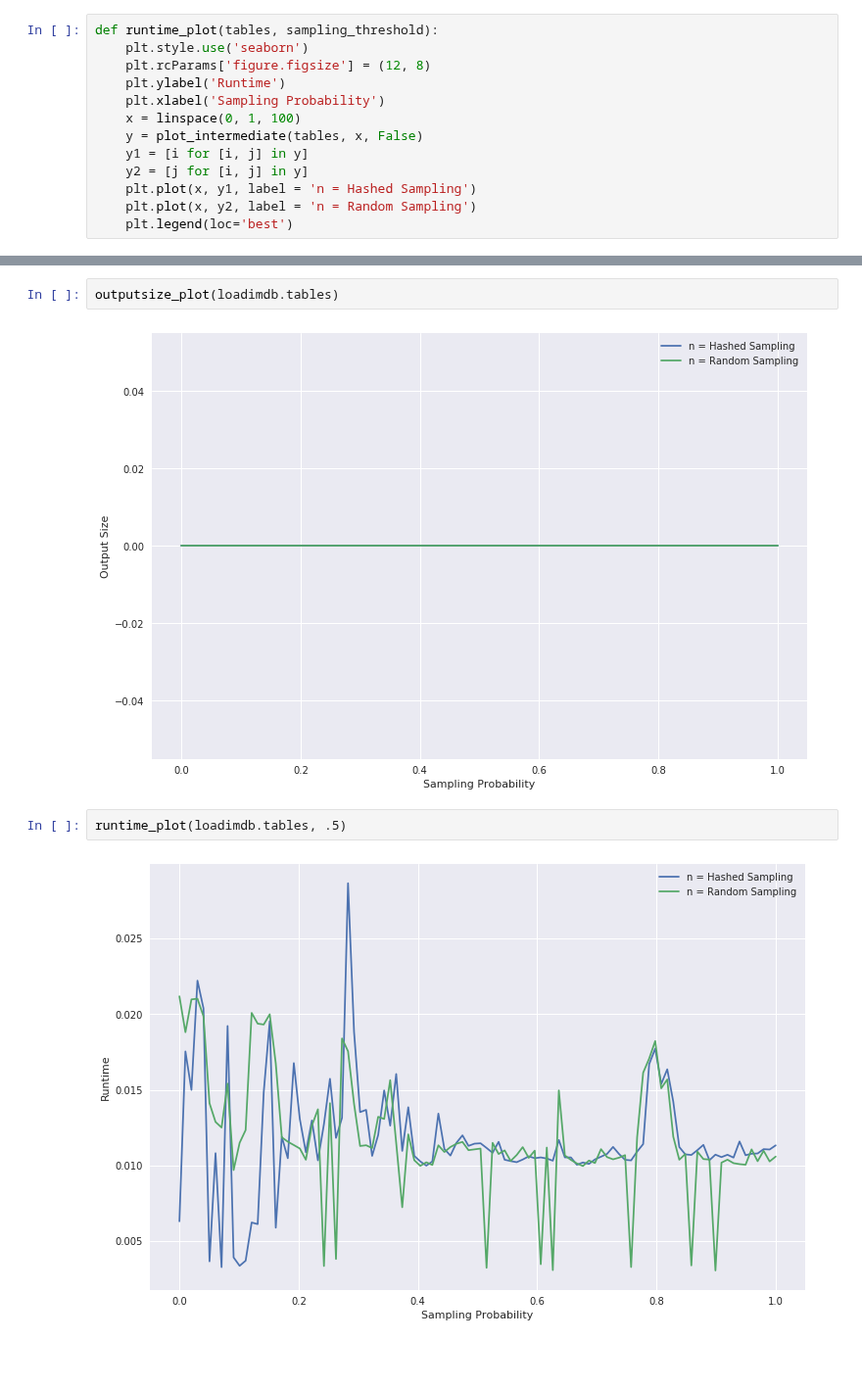
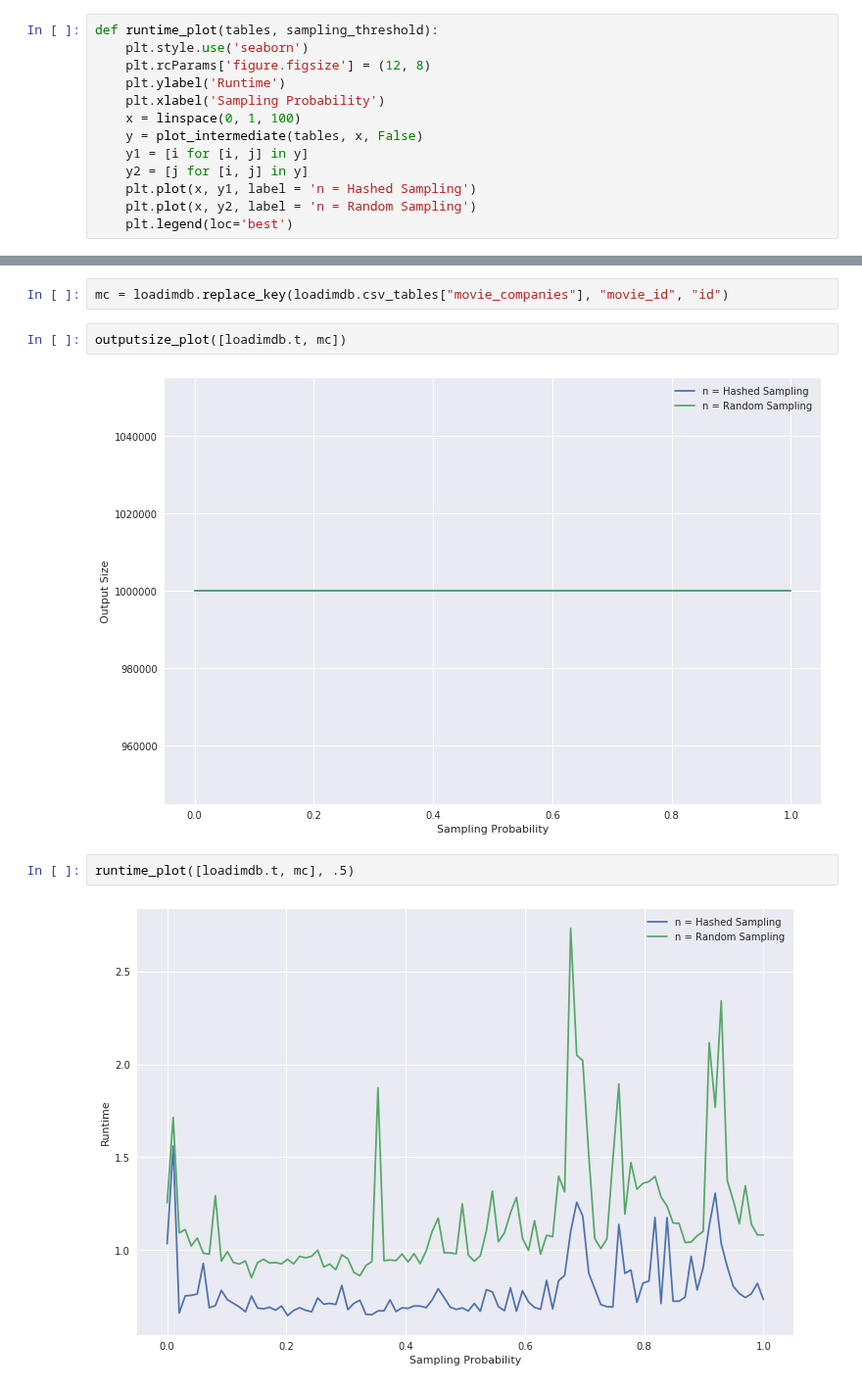
Before and after one commit to amyvzeng/reading-research, a Jupyter notebook: cdfjoinplotter.ipynb, the cells around one changed output, grey strips where cells are left out. Shown at 98% size. Cells and saved outputs as stored; diff of their text form; blank space fills up the shorter version.

Commit message:
Running plots on sample IMDB tables

```diff
--- a/cdfjoinplotter.ipynb
+++ b/cdfjoinplotter.ipynb
@@ -48,8 +66,10 @@ def runtime_plot(tables, sampling_threshold):
+# %%
+mc = loadimdb.replace_key(loadimdb.csv_tables["movie_companies"], "movie_id", "id")
 # %%
-outputsize_plot(loadimdb.tables)
+outputsize_plot([loadimdb.t, mc])
 # %% [output]
-[figure, old version]
+[figure, new version]
 # %%
-runtime_plot(loadimdb.tables, .5)
+runtime_plot([loadimdb.t, mc], .5)
 # %% [output]
-[figure, old version]
+[figure, new version]
```
Also changed, not shown: parts of 16 cells of this notebook, 3 other files.
